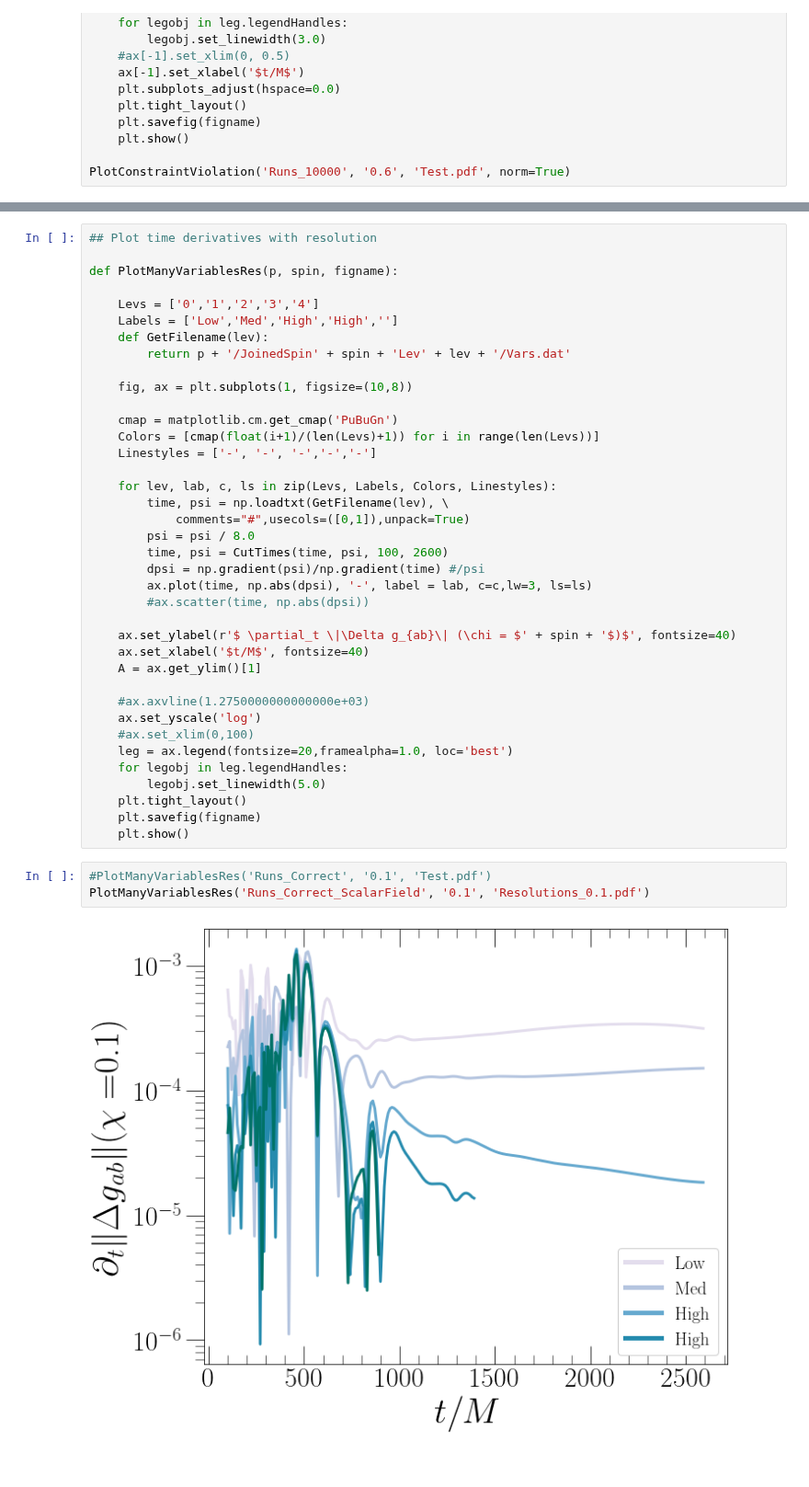
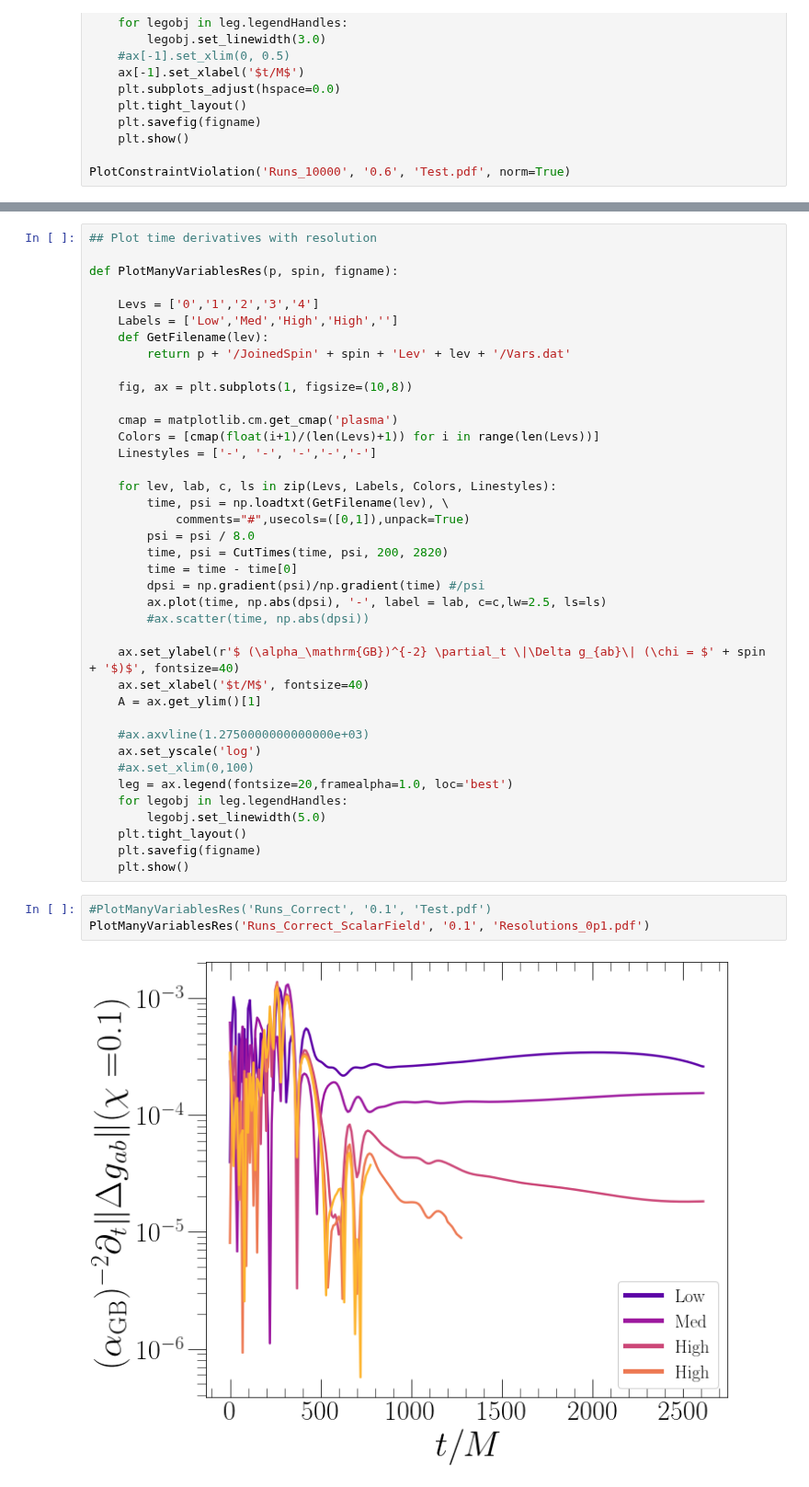
Before and after one commit to mariaokounkova/EDGB, a Jupyter notebook: Evolution/EvolutionPlots.ipynb, the cells around one changed output, grey strips where cells are left out. Shown at 92% size. Saved outputs shown, nothing was run; the diff lists cells and outputs as text.

Commit message:
Changed dCS constants to EDGB
Removed the dCS constants in the fig labels, adding
alpha_GB instead. Commented out the field rescalings
as in Helvi's paper there aren't these factors

```diff
--- a/Evolution/EvolutionPlots.ipynb
+++ b/Evolution/EvolutionPlots.ipynb
@@ -156,7 +176,7 @@ def PlotManyVariablesRes(p, spin, figname):
 
     fig, ax = plt.subplots(1, figsize=(10,8))
 
-    cmap = matplotlib.cm.get_cmap('PuBuGn')
+    cmap = matplotlib.cm.get_cmap('plasma')
     Colors = [cmap(float(i+1)/(len(Levs)+1)) for i in range(len(Levs))]
     Linestyles = ['-', '-', '-','-','-']
 
@@ -164,12 +184,13 @@ def PlotManyVariablesRes(p, spin, figname):
         time, psi = np.loadtxt(GetFilename(lev), \
             comments="#",usecols=([0,1]),unpack=True)
         psi = psi / 8.0
-        time, psi = CutTimes(time, psi, 100, 2600)
+        time, psi = CutTimes(time, psi, 200, 2820)
+        time = time - time[0]
         dpsi = np.gradient(psi)/np.gradient(time) #/psi
-        ax.plot(time, np.abs(dpsi), '-', label = lab, c=c,lw=3, ls=ls)
+        ax.plot(time, np.abs(dpsi), '-', label = lab, c=c,lw=2.5, ls=ls)
         #ax.scatter(time, np.abs(dpsi))
 
-    ax.set_ylabel(r'$ \partial_t \|\Delta g_{ab}\| (\chi = $' + spin + '$)$', fontsize=40)
+    ax.set_ylabel(r'$ (\alpha_\mathrm{GB})^{-2} \partial_t \|\Delta g_{ab}\| (\chi = $' + spin + '$)$', fontsize=40)
     ax.set_xlabel('$t/M$', fontsize=40)
     A = ax.get_ylim()[1]
 
@@ -184,9 +205,9 @@ def PlotManyVariablesRes(p, spin, figname):
     plt.show()
 # %%
 #PlotManyVariablesRes('Runs_Correct', '0.1', 'Test.pdf')
-PlotManyVariablesRes('Runs_Correct_ScalarField', '0.1', 'Resolutions_0.1.pdf')
+PlotManyVariablesRes('Runs_Correct_ScalarField', '0.1', 'Resolutions_0p1.pdf')
 # %% [output]
-[figure, old version]
+[figure, new version]
 # %%
 ## Plot scalar field
 
```
Also changed, not shown: parts of 5 cells of this notebook.
